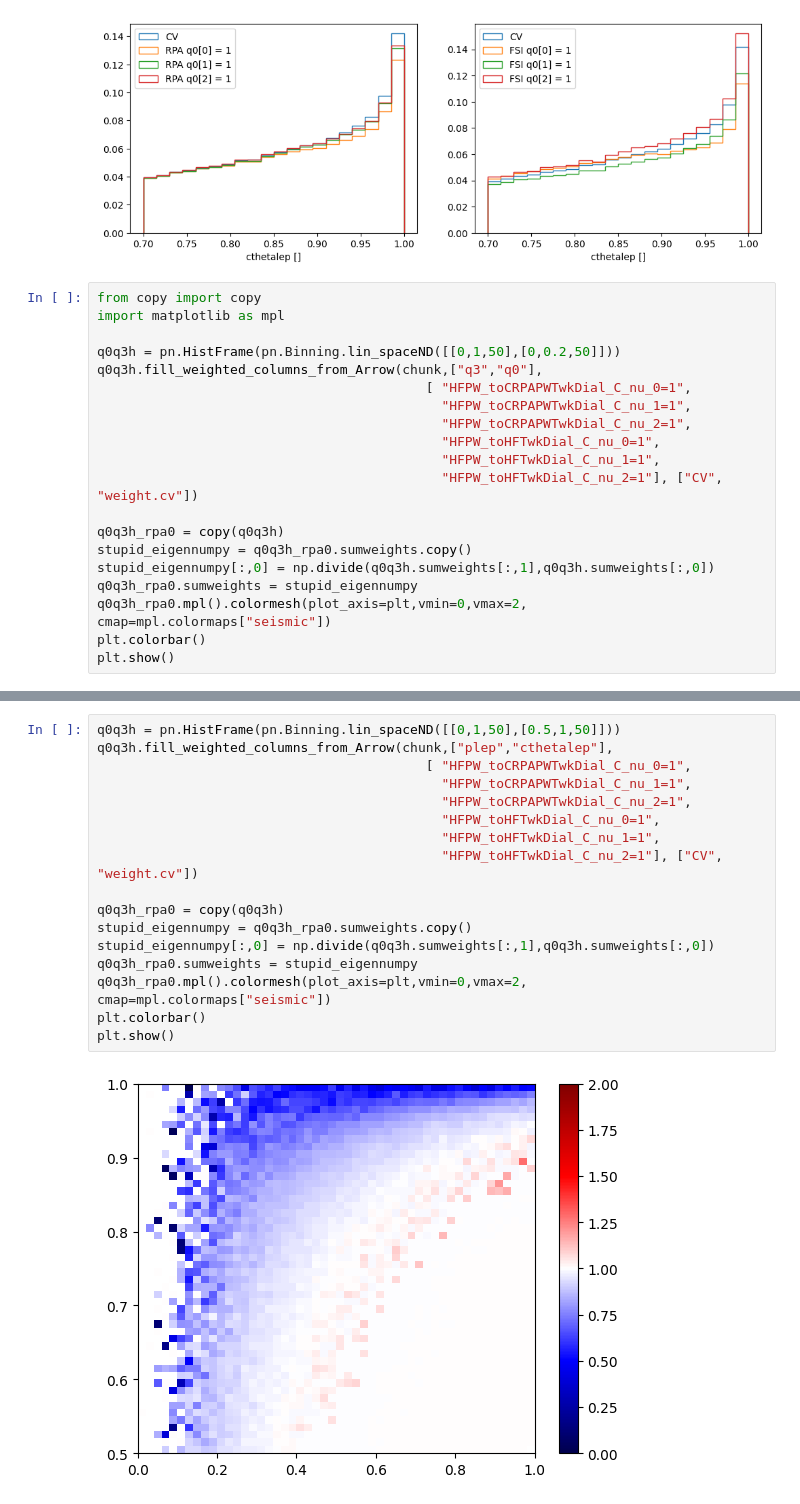
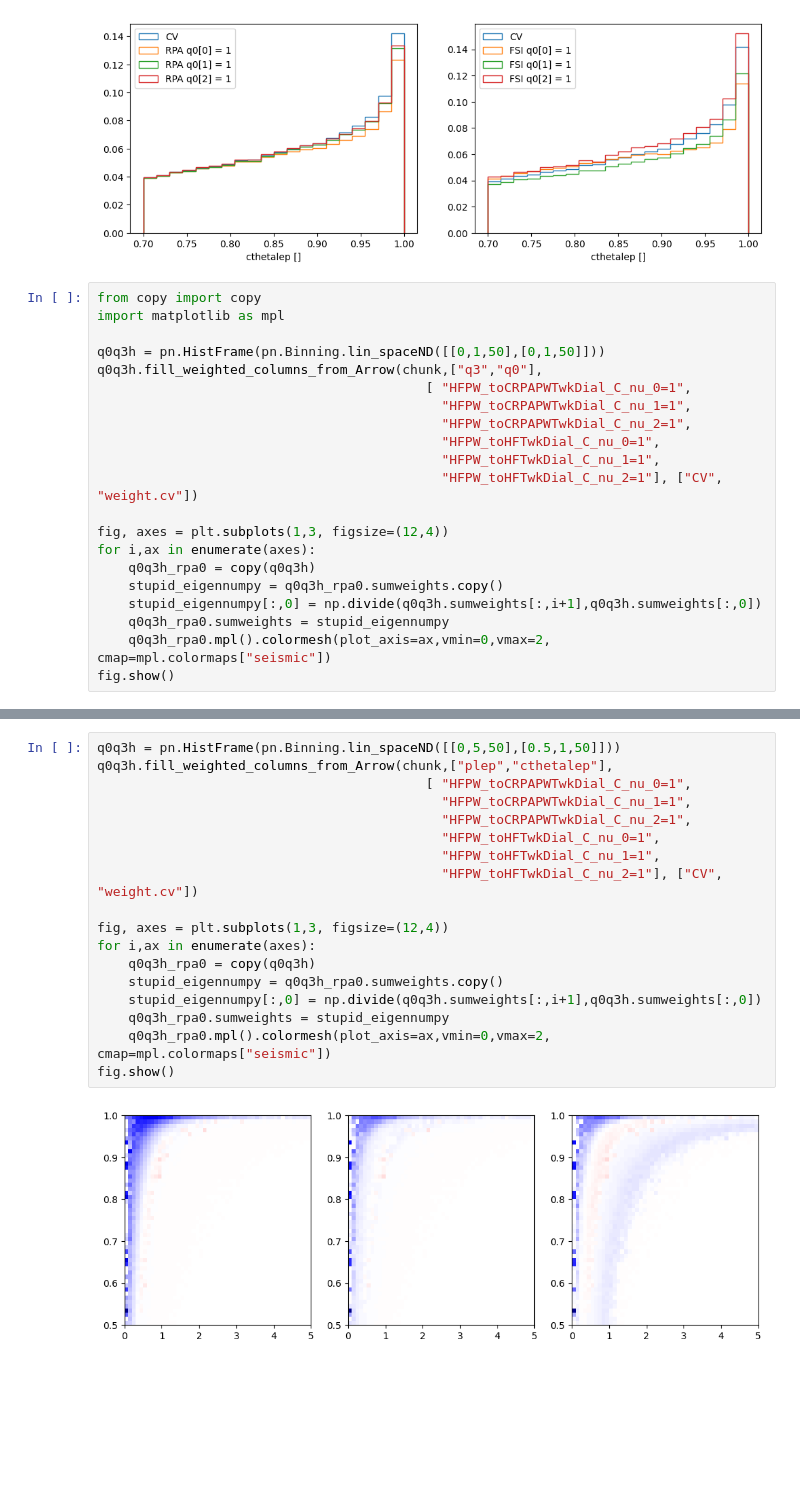
Before and after one commit to NUISANCEMC/nuisance3, a Jupyter notebook: notebooks/T2KReWeight.ipynb, the cells around one changed output, grey strips where cells are left out. Cells and saved outputs as stored; diff of their text form; blank space fills up the shorter version.

```diff
--- a/notebooks/T2KReWeight.ipynb
+++ b/notebooks/T2KReWeight.ipynb
@@ -178,7 +178,7 @@ NCCQE = 407323, NTotal = 1000000
 from copy import copy
 import matplotlib as mpl
 
-q0q3h = pn.HistFrame(pn.Binning.lin_spaceND([[0,1,50],[0,0.2,50]]))
+q0q3h = pn.HistFrame(pn.Binning.lin_spaceND([[0,1,50],[0,1,50]]))
 q0q3h.fill_weighted_columns_from_Arrow(chunk,["q3","q0"],
                                           [ "HFPW_toCRPAPWTwkDial_C_nu_0=1",
                                             "HFPW_toCRPAPWTwkDial_C_nu_1=1",
@@ -187,11 +187,12 @@ q0q3h.fill_weighted_columns_from_Arrow(chunk,["q3","q0"],
                                             "HFPW_toHFTwkDial_C_nu_1=1",
                                             "HFPW_toHFTwkDial_C_nu_2=1"], ["CV", "weight.cv"])
 
-q0q3h_rpa0 = copy(q0q3h)
-stupid_eigennumpy = q0q3h_rpa0.sumweights.copy()
-stupid_eigennumpy[:,0] = np.divide(q0q3h.sumweights[:,1],q0q3h.sumweights[:,0])
-q0q3h_rpa0.sumweights = stupid_eigennumpy
-q0q3h_rpa0.mpl().colormesh(plot_axis=plt,vmin=0,vmax=2, cmap=mpl.colormaps["seismic"])
-plt.colorbar()
-plt.show()
+fig, axes = plt.subplots(1,3, figsize=(12,4))
+for i,ax in enumerate(axes):
+    q0q3h_rpa0 = copy(q0q3h)
+    stupid_eigennumpy = q0q3h_rpa0.sumweights.copy()
+    stupid_eigennumpy[:,0] = np.divide(q0q3h.sumweights[:,i+1],q0q3h.sumweights[:,0])
+    q0q3h_rpa0.sumweights = stupid_eigennumpy
+    q0q3h_rpa0.mpl().colormesh(plot_axis=ax,vmin=0,vmax=2, cmap=mpl.colormaps["seismic"])
+fig.show()
 # %% [output]
@@ -199,19 +200,20 @@ plt.show()
 # %%
-q0q3h = pn.HistFrame(pn.Binning.lin_spaceND([[0,1,50],[0.5,1,50]]))
+q0q3h = pn.HistFrame(pn.Binning.lin_spaceND([[0,5,50],[0.5,1,50]]))
 q0q3h.fill_weighted_columns_from_Arrow(chunk,["plep","cthetalep"],
                                           [ "HFPW_toCRPAPWTwkDial_C_nu_0=1",
                                             "HFPW_toCRPAPWTwkDial_C_nu_1=1",
                                             "HFPW_toCRPAPWTwkDial_C_nu_2=1",
                                             "HFPW_toHFTwkDial_C_nu_0=1",
                                             "HFPW_toHFTwkDial_C_nu_1=1",
                                             "HFPW_toHFTwkDial_C_nu_2=1"], ["CV", "weight.cv"])
 
-q0q3h_rpa0 = copy(q0q3h)
-stupid_eigennumpy = q0q3h_rpa0.sumweights.copy()
-stupid_eigennumpy[:,0] = np.divide(q0q3h.sumweights[:,1],q0q3h.sumweights[:,0])
-q0q3h_rpa0.sumweights = stupid_eigennumpy
-q0q3h_rpa0.mpl().colormesh(plot_axis=plt,vmin=0,vmax=2, cmap=mpl.colormaps["seismic"])
-plt.colorbar()
-plt.show()
+fig, axes = plt.subplots(1,3, figsize=(12,4))
+for i,ax in enumerate(axes):
+    q0q3h_rpa0 = copy(q0q3h)
+    stupid_eigennumpy = q0q3h_rpa0.sumweights.copy()
+    stupid_eigennumpy[:,0] = np.divide(q0q3h.sumweights[:,i+1],q0q3h.sumweights[:,0])
+    q0q3h_rpa0.sumweights = stupid_eigennumpy
+    q0q3h_rpa0.mpl().colormesh(plot_axis=ax,vmin=0,vmax=2, cmap=mpl.colormaps["seismic"])
+fig.show()
 # %% [output]
-[figure, old version]
+[figure, new version]
```
Also changed, not shown: parts of 2 cells of this notebook.
